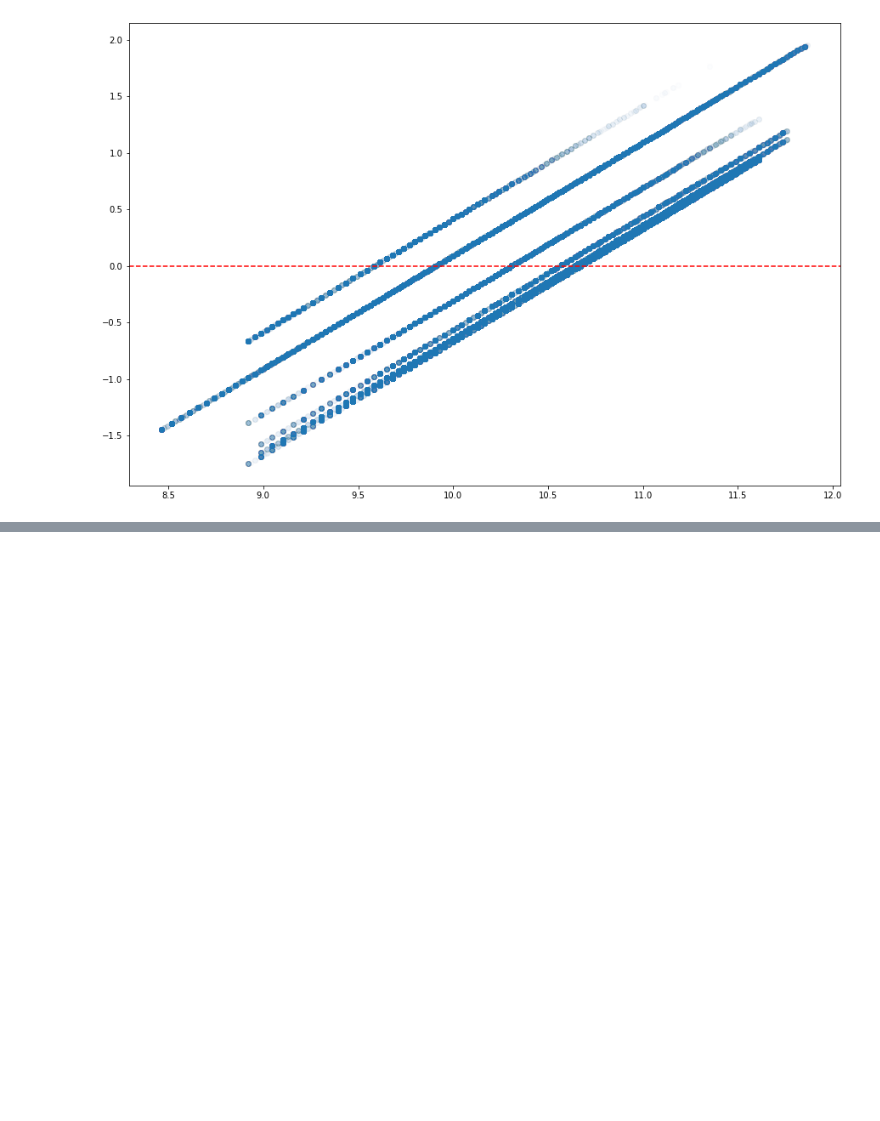
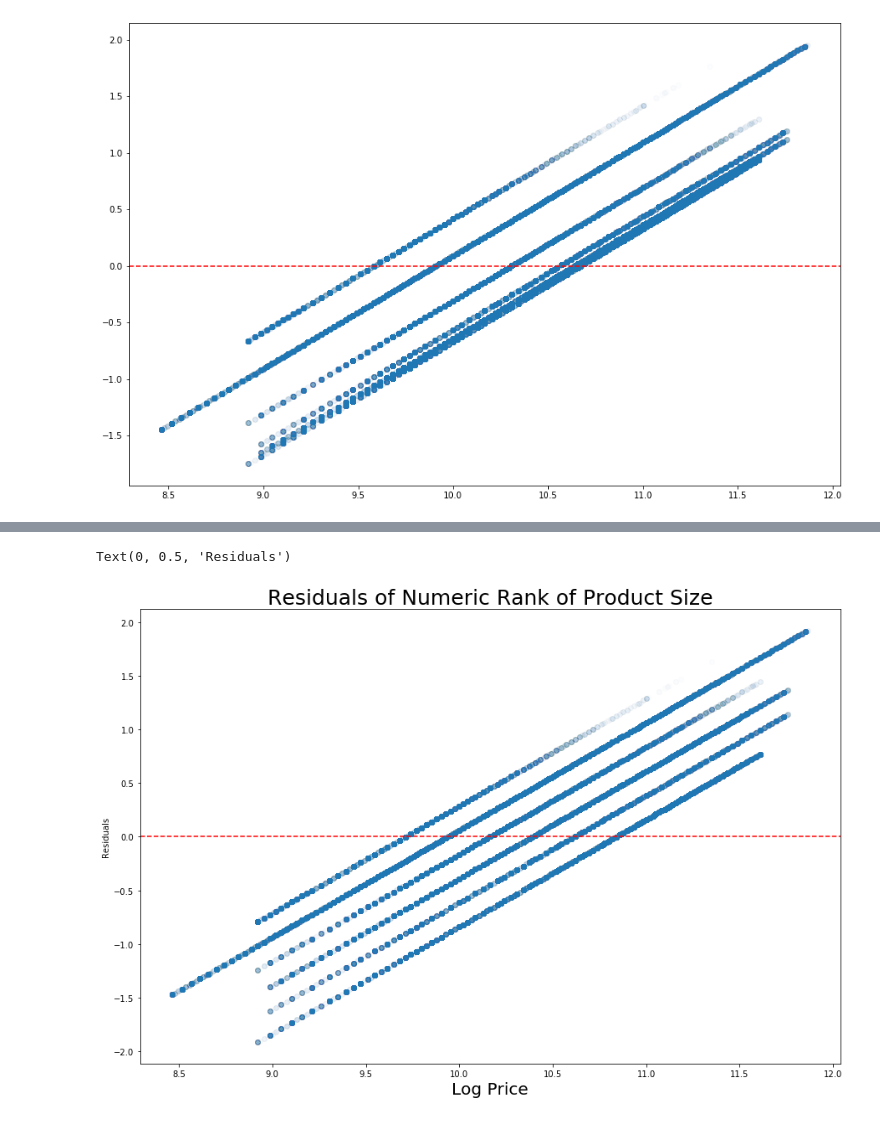
Before and after one commit to morganabbitt/Regression-Analysis, a Jupyter notebook: Morgan_data.ipynb, the cells around one changed output, grey strips where cells are left out. Saved outputs shown, nothing was run; the diff lists cells and outputs as text; code cells hidden in the pictures; blank space fills up the shorter version.

Commit message:
changes to sencond OLS model using rank of size

```diff
--- a/Morgan_data.ipynb
+++ b/Morgan_data.ipynb
@@ -170,0 +138,17 @@ KeyError: "['log_SalePrice'] not in index"
+# %%
+new = data_1970[['ProductSize', 'log_price']].fillna('Compact').replace({'Mini':0, 'Compact':1, 'Small': 2, 'Medium':3, 'Large':4, 'Large / Medium':5})
+# %%
+X_new = sm.add_constant(new['ProductSize'])
+y_new = new['log_price']
+model_new = sm.OLS(y_new, X_new)
+results_new = model_new.fit()
+results_new.summary()
+fig, ax = plt.subplots(figsize=(15,10))
+ax.scatter(y_new, results_new.resid, alpha=0.01)
+plt.axhline(0, linestyle='--',color='r')
+plt.title('Residuals of Numeric Rank of Product Size', size=25)
+plt.xlabel('Log Price', size=20)
+plt.ylabel('Residuals')
+# %% [output]
+Text(0, 0.5, 'Residuals')
+[figure, added]
```
Also changed, not shown: parts of 6 cells of this notebook.
